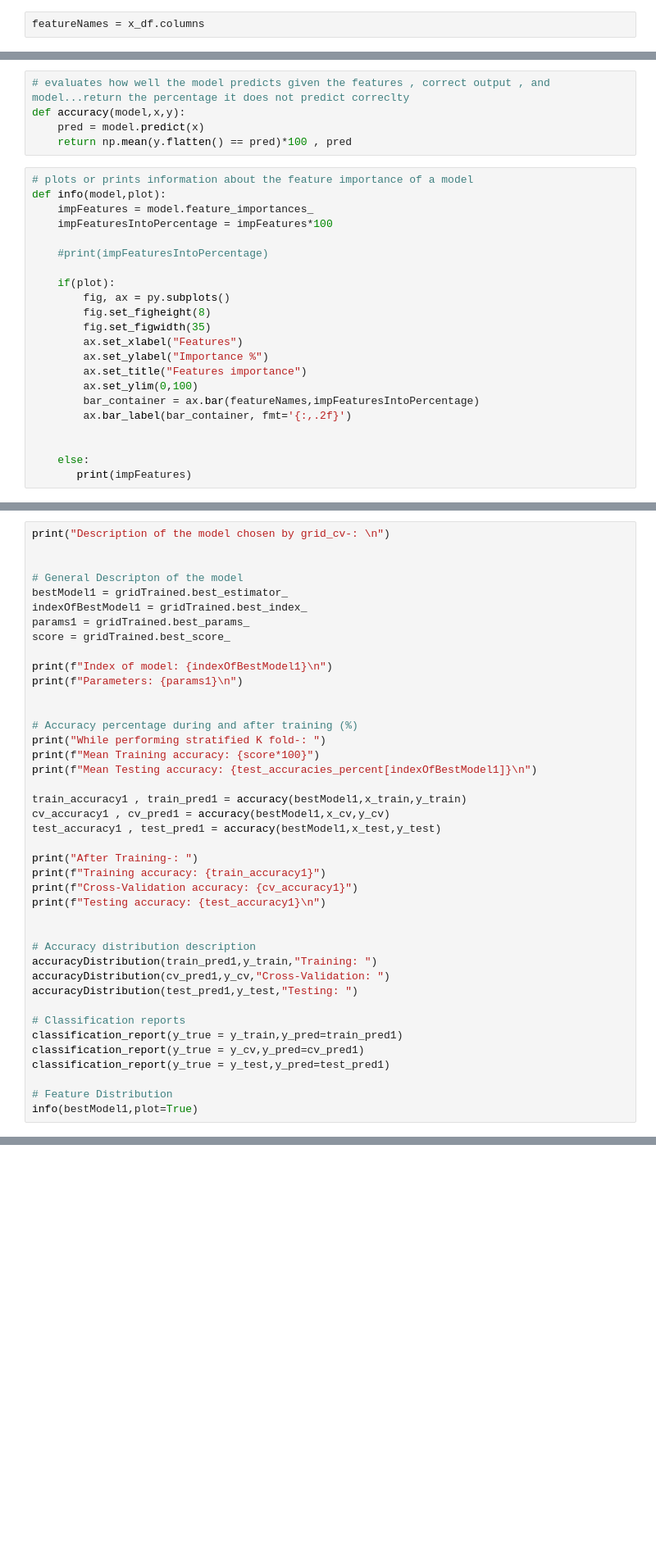
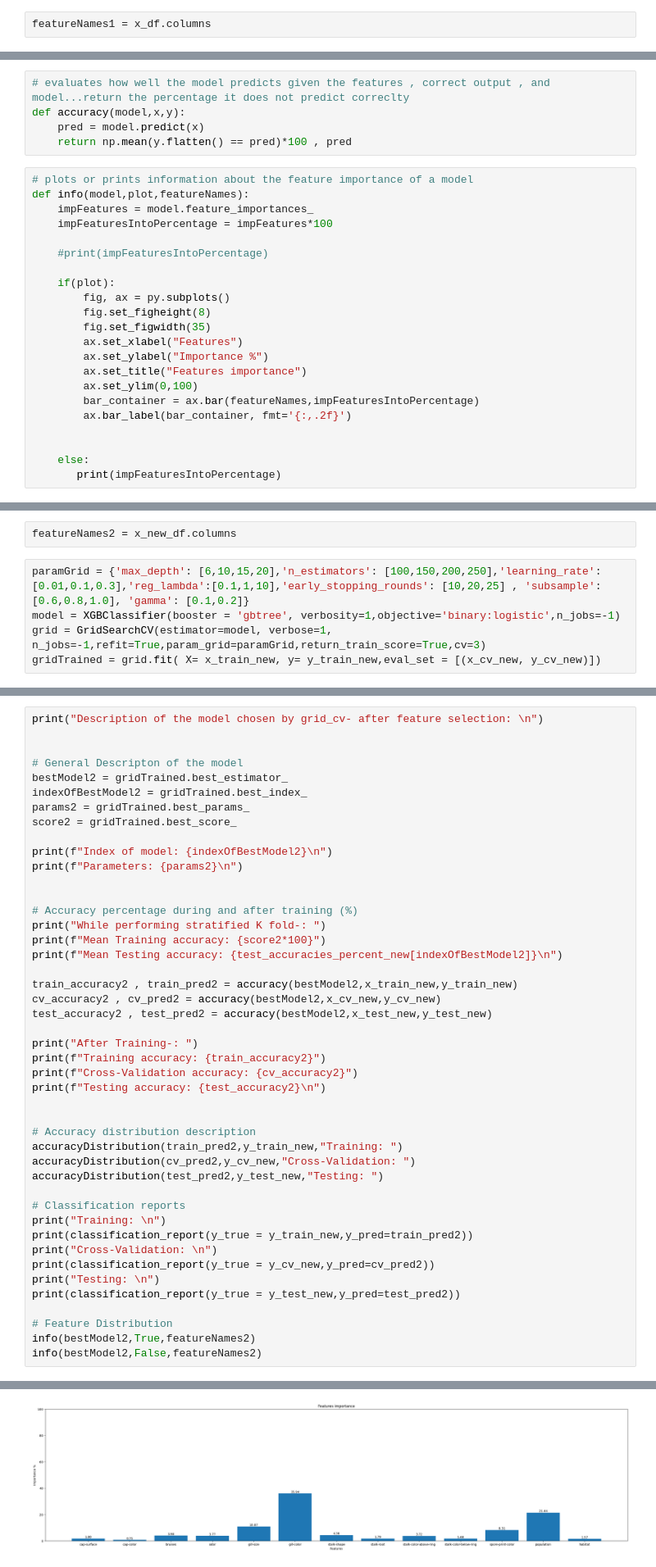
Before and after one commit to AdiistheGoat/PoisonousMushroomClassification.github.io, a Jupyter notebook: MushroomClassifier.ipynb, the cells around one changed output, grey strips where cells are left out. Shown at 82% size. Drawn from its saved outputs; the diff is of its cells as text; blank space fills up the shorter version.

Commit message:
commit with intial feature selection

```diff
--- a/MushroomClassifier.ipynb
+++ b/MushroomClassifier.ipynb
@@ -224,6 +224,6 @@ y = y_df.to_numpy()
 x_train,x_,y_train,y_ = train_test_split(x,y,train_size=0.6,random_state=42)
 x_cv,x_test,y_cv,y_test = train_test_split(x_,y_,train_size=0.5,random_state=42)
 # %%
-featureNames = x_df.columns
+featureNames1 = x_df.columns
 # %%
 # Plotting the distribution of output in the split data
@@ -276,7 +275,7 @@ def accuracy(model,x,y):
     return np.mean(y.flatten() == pred)*100 , pred
 # %%
 # plots or prints information about the feature importance of a model
-def info(model,plot):
+def info(model,plot,featureNames):
     impFeatures = model.feature_importances_
     impFeaturesIntoPercentage = impFeatures*100
 
@@ -295,7 +294,7 @@ def info(model,plot):
 
 
     else:
-       print(impFeatures)
+       print(impFeaturesIntoPercentage)
 # %%
 def accuracyDistribution(preds,actual,subset):
 
@@ -425,0 +448,7 @@ weighted avg       1.00      1.00      1.00      1625
+# %%
+featureNames2 = x_new_df.columns
+# %%
+paramGrid = {'max_depth': [6,10,15,20],'n_estimators': [100,150,200,250],'learning_rate': [0.01,0.1,0.3],'reg_lambda':[0.1,1,10],'early_stopping_rounds': [10,20,25] , 'subsample': [0.6,0.8,1.0], 'gamma': [0.1,0.2]}
+model = XGBClassifier(booster = 'gbtree', verbosity=1,objective='binary:logistic',n_jobs=-1)
+grid = GridSearchCV(estimator=model, verbose=1, n_jobs=-1,refit=True,param_grid=paramGrid,return_train_score=True,cv=3)
+gridTrained = grid.fit( X= x_train_new, y= y_train_new,eval_set = [(x_cv_new, y_cv_new)])
@@ -426,41 +469,46 @@ weighted avg       1.00      1.00      1.00      1625
 # %%
-print("Description of the model chosen by grid_cv-: \n")
+print("Description of the model chosen by grid_cv- after feature selection: \n")
 
 
 # General Descripton of the model
-bestModel1 = gridTrained.best_estimator_
-indexOfBestModel1 = gridTrained.best_index_
-params1 = gridTrained.best_params_
-score = gridTrained.best_score_
+bestModel2 = gridTrained.best_estimator_
+indexOfBestModel2 = gridTrained.best_index_
+params2 = gridTrained.best_params_
+score2 = gridTrained.best_score_
 
-print(f"Index of model: {indexOfBestModel1}\n")
-print(f"Parameters: {params1}\n")
+print(f"Index of model: {indexOfBestModel2}\n")
+print(f"Parameters: {params2}\n")
 
 
 # Accuracy percentage during and after training (%)
 print("While performing stratified K fold-: ")
-print(f"Mean Training accuracy: {score*100}")
-print(f"Mean Testing accuracy: {test_accuracies_percent[indexOfBestModel1]}\n")
+print(f"Mean Training accuracy: {score2*100}")
+print(f"Mean Testing accuracy: {test_accuracies_percent_new[indexOfBestModel2]}\n")
 
-train_accuracy1 , train_pred1 = accuracy(bestModel1,x_train,y_train)
-cv_accuracy1 , cv_pred1 = accuracy(bestModel1,x_cv,y_cv)
-test_accuracy1 , test_pred1 = accuracy(bestModel1,x_test,y_test)
+train_accuracy2 , train_pred2 = accuracy(bestModel2,x_train_new,y_train_new)
+cv_accuracy2 , cv_pred2 = accuracy(bestModel2,x_cv_new,y_cv_new)
+test_accuracy2 , test_pred2 = accuracy(bestModel2,x_test_new,y_test_new)
 
 print("After Training-: ")
-print(f"Training accuracy: {train_accuracy1}")
-print(f"Cross-Validation accuracy: {cv_accuracy1}")
-print(f"Testing accuracy: {test_accuracy1}\n")
+print(f"Training accuracy: {train_accuracy2}")
+print(f"Cross-Validation accuracy: {cv_accuracy2}")
+print(f"Testing accuracy: {test_accuracy2}\n")
 
 
 # Accuracy distribution description
-accuracyDistribution(train_pred1,y_train,"Training: ")
-accuracyDistribution(cv_pred1,y_cv,"Cross-Validation: ")
-accuracyDistribution(test_pred1,y_test,"Testing: ")
+accuracyDistribution(train_pred2,y_train_new,"Training: ")
+accuracyDistribution(cv_pred2,y_cv_new,"Cross-Validation: ")
+accuracyDistribution(test_pred2,y_test_new,"Testing: ")
 
 # Classification reports
-classification_report(y_true = y_train,y_pred=train_pred1)
-classification_report(y_true = y_cv,y_pred=cv_pred1)
-classification_report(y_true = y_test,y_pred=test_pred1)
+print("Training: \n")
+print(classification_report(y_true = y_train_new,y_pred=train_pred2))
+print("Cross-Validation: \n")
+print(classification_report(y_true = y_cv_new,y_pred=cv_pred2))
+print("Testing: \n")
+print(classification_report(y_true = y_test_new,y_pred=test_pred2))
 
 # Feature Distribution
-info(bestModel1,plot=True)
+info(bestModel2,True,featureNames2)
+info(bestModel2,False,featureNames2)
+# %% [output]
@@ -467,3 +535,4 @@ info(bestModel1,plot=True)
+[figure, added]
 # %%
 # Next set of implementations
 
```
Also changed, not shown: parts of 5 cells of this notebook.
